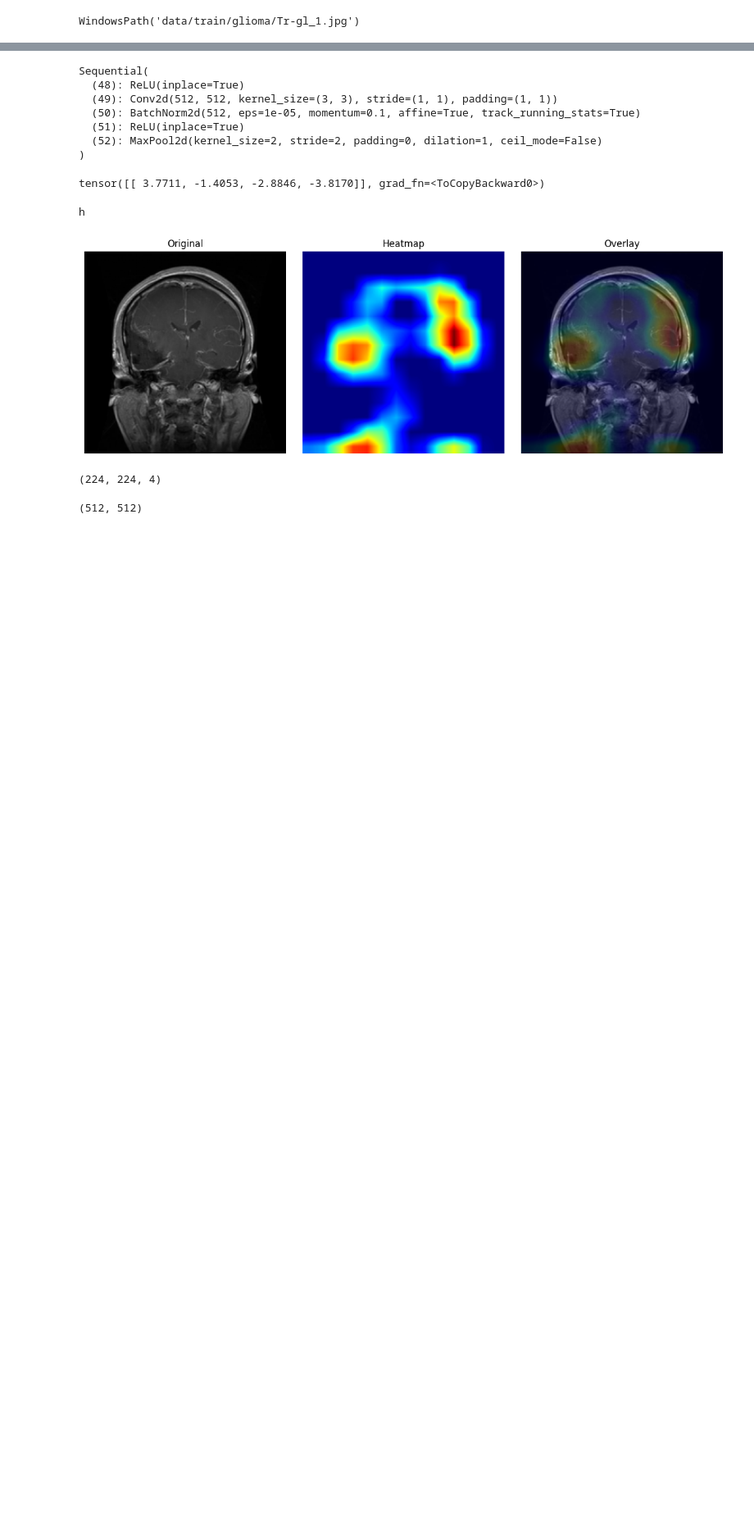
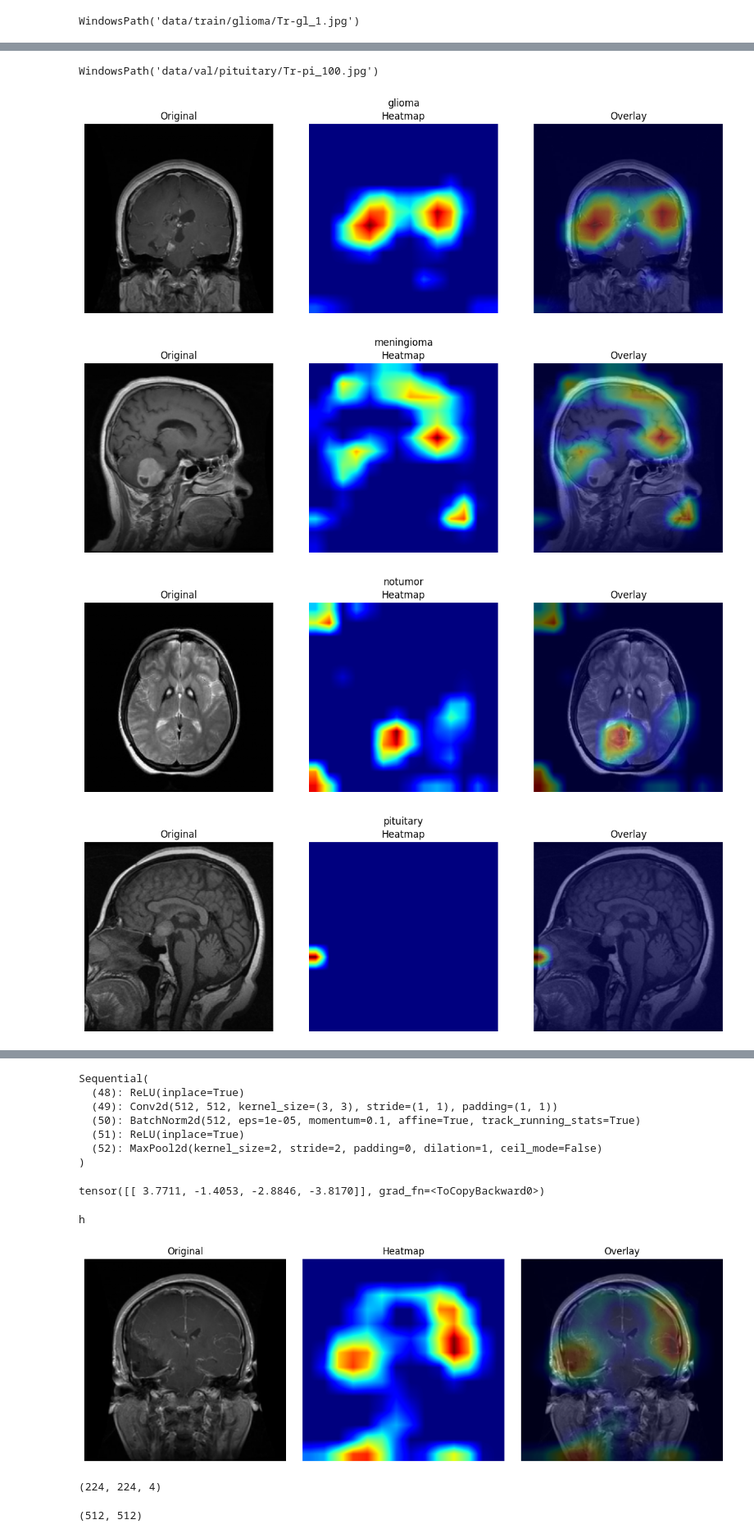
Before and after one commit to erickemde/MRI_deep_learning_project, a Jupyter notebook: model_testing.ipynb, the cells around one changed output, grey strips where cells are left out. Shown at 82% size. Cells and saved outputs as stored; diff of their text form; code cells hidden in the pictures; blank space fills up the shorter version.

```diff
--- a/model_testing.ipynb
+++ b/model_testing.ipynb
@@ -38,0 +39,15 @@ fig  = gradcam.visualize(img_path=next(Path("data/train/pituitary").rglob("*.jpg
+# %%
+import random
+random.choice(list(path.rglob("*.jpg"))[:5])
+# %% [output]
+WindowsPath('data/val/pituitary/Tr-pi_100.jpg')
+# %%
+import random
+paths = list(Path("data/val/").glob("*/"))
+for path in paths:
+    gradcam.visualize(img_path=random.choice(list(path.rglob("*.jpg"))))
+# %% [output]
+[figure, added]
+[figure, added]
+[figure, added]
+[figure, added]
```
Also changed, not shown: parts of 8 cells of this notebook.
